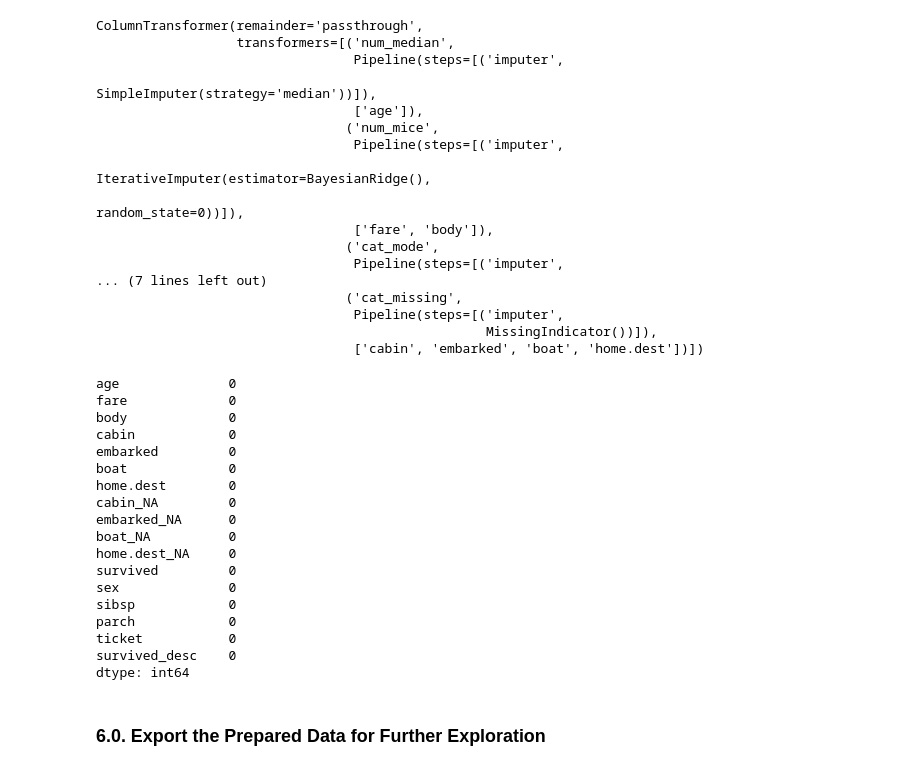
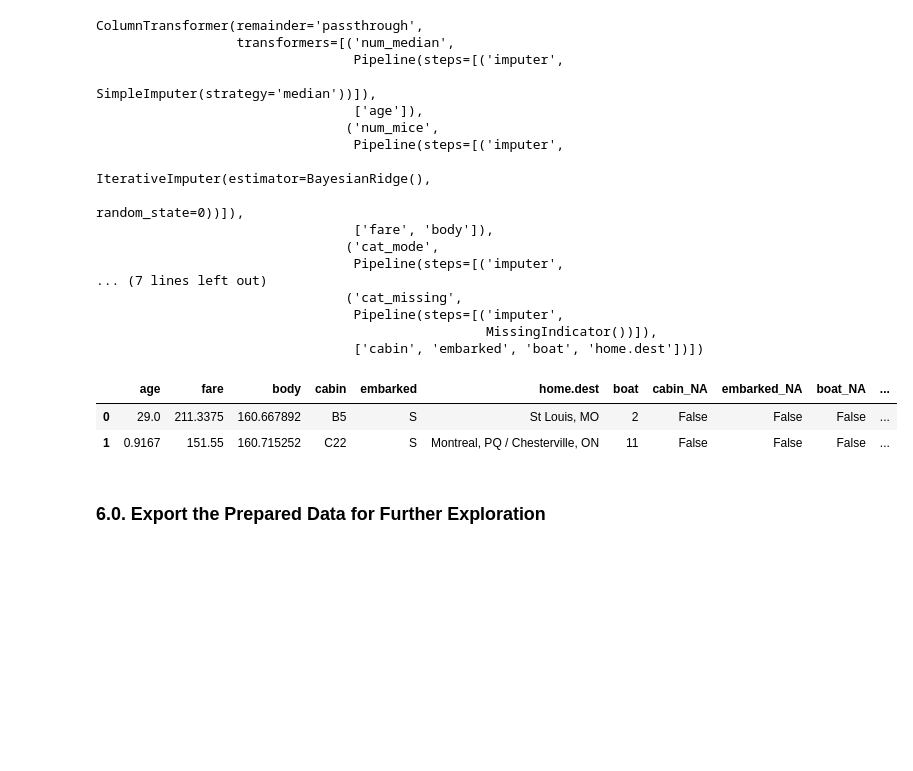
Before and after one commit to jtupitza-msft/edsp-mentoring-program, a Jupyter notebook: 02-Data-Preparation.ipynb, the cells around one changed output. Saved outputs shown, nothing was run; the diff lists cells and outputs as text; code cells hidden in the pictures; blank space fills up the shorter version.

```diff
--- a/02-Data-Preparation.ipynb
+++ b/02-Data-Preparation.ipynb
@@ -498,32 +498,18 @@ ColumnTransformer(remainder='passthrough',
 # %%
 df_imputed = preprocessor.transform(df)
 # %%
-columns = ['age','fare','body','cabin','embarked','boat','home.dest'
+columns = ['age','fare','body','cabin','embarked','home.dest','boat'
           ,'cabin_NA','embarked_NA','boat_NA','home.dest_NA'
           ,'survived','sex','sibsp','parch','ticket','survived_desc'
          ]
 
 df_prepared = pd.DataFrame(df_imputed, columns=columns)
 df_prepared.isnull().sum()
+df_prepared.head(2)
 # %% [output]
-age              0
-fare             0
-body             0
-cabin            0
-embarked         0
-boat             0
-home.dest        0
-cabin_NA         0
-embarked_NA      0
-boat_NA          0
-home.dest_NA     0
-survived         0
-sex              0
-sibsp            0
-parch            0
-ticket           0
-survived_desc    0
-dtype: int64
+|  | age | fare | body | cabin | embarked | home.dest | boat | cabin_NA | embarked_NA | boat_NA | ... |
+| 0 | 29.0 | 211.3375 | 160.667892 | B5 | S | St Louis, MO | 2 | False | False | False | ... |
+| 1 | 0.9167 | 151.55 | 160.715252 | C22 | S | Montreal, PQ / Chesterville, ON | 11 | False | False | False | ... |
 # %% [markdown]
 ### 6.0. Export the Prepared Data for Further Exploration
 # %%
```
